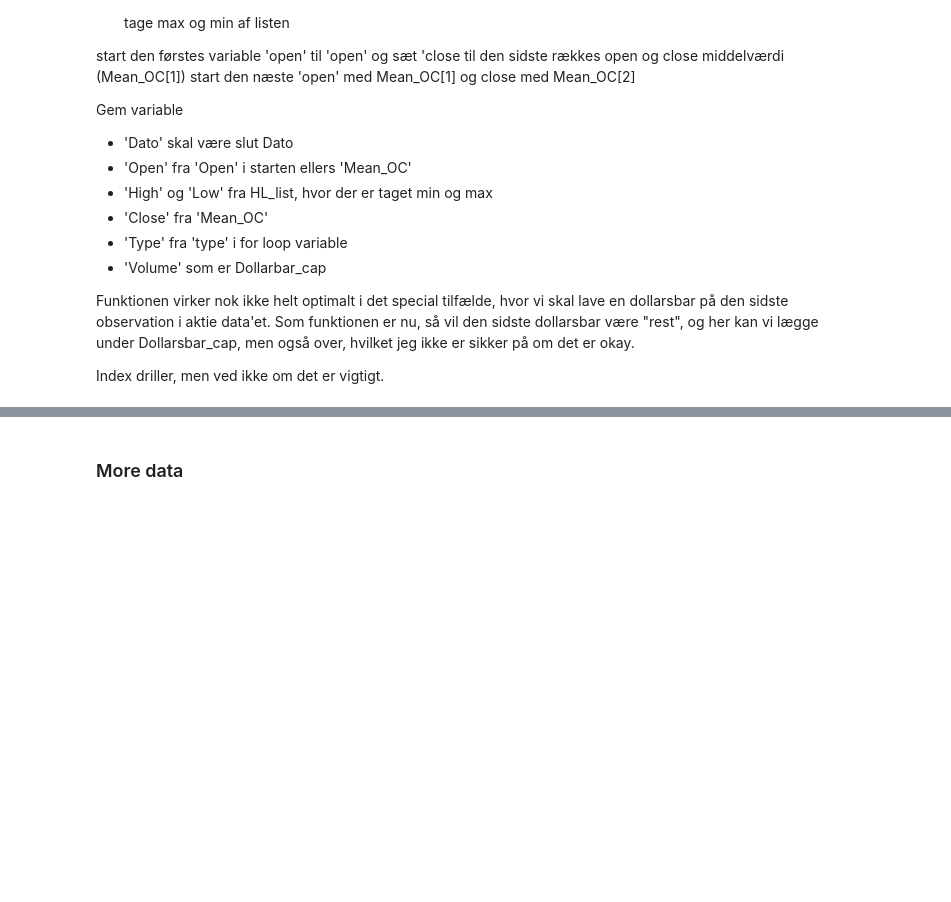
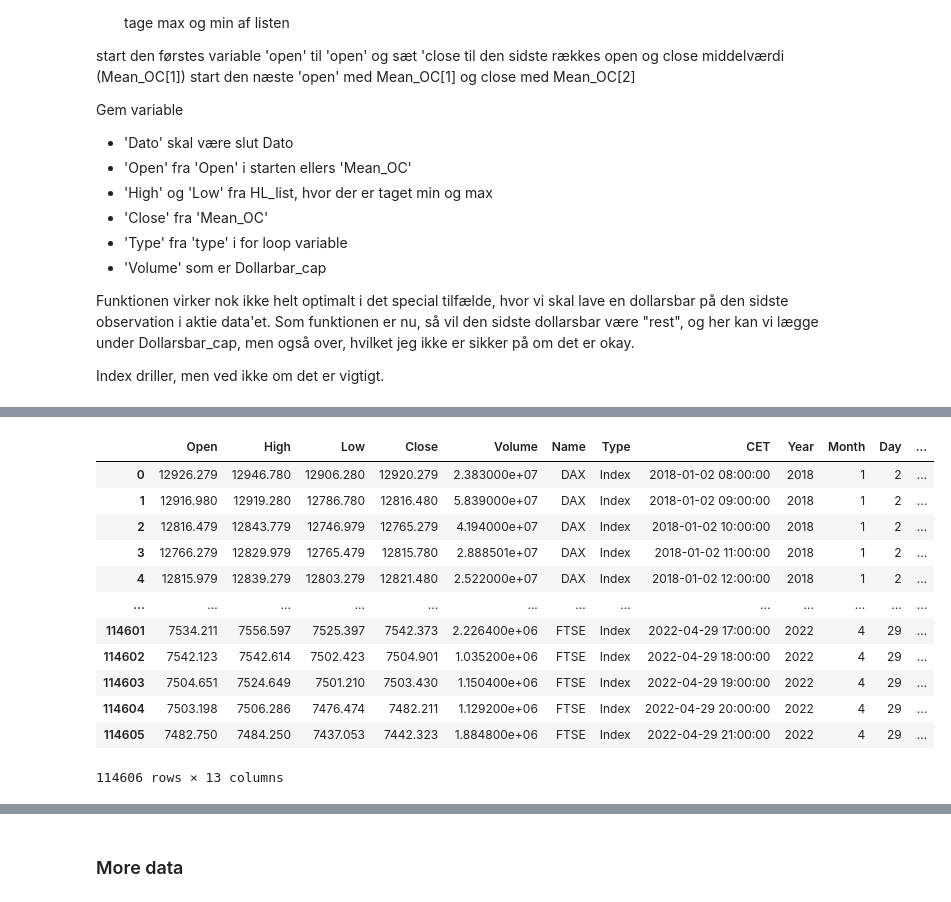
Before and after one commit to frederikzobbe/Machine-Learning-in-Finance, a Jupyter notebook: Make_dollarbars_function.ipynb, the cells around one changed output, grey strips where cells are left out. Saved outputs shown, nothing was run; the diff lists cells and outputs as text; code cells hidden in the pictures; blank space fills up the shorter version.

```diff
--- a/Make_dollarbars_function.ipynb
+++ b/Make_dollarbars_function.ipynb
@@ -84,3 +90,19 @@ roundup_df
+# %%
+df
+# %% [output]
+|  | Open | High | Low | Close | Volume | Name | Type | CET | Year | Month | Day | ... |
+| 0 | 12926.279 | 12946.780 | 12906.280 | 12920.279 | 2.383000e+07 | DAX | Index | 2018-01-02 08:00:00 | 2018 | 1 | 2 | ... |
+| 1 | 12916.980 | 12919.280 | 12786.780 | 12816.480 | 5.839000e+07 | DAX | Index | 2018-01-02 09:00:00 | 2018 | 1 | 2 | ... |
+| 2 | 12816.479 | 12843.779 | 12746.979 | 12765.279 | 4.194000e+07 | DAX | Index | 2018-01-02 10:00:00 | 2018 | 1 | 2 | ... |
+| 3 | 12766.279 | 12829.979 | 12765.479 | 12815.780 | 2.888501e+07 | DAX | Index | 2018-01-02 11:00:00 | 2018 | 1 | 2 | ... |
+| 4 | 12815.979 | 12839.279 | 12803.279 | 12821.480 | 2.522000e+07 | DAX | Index | 2018-01-02 12:00:00 | 2018 | 1 | 2 | ... |
+| ... | ... | ... | ... | ... | ... | ... | ... | ... | ... | ... | ... | ... |
+| 114601 | 7534.211 | 7556.597 | 7525.397 | 7542.373 | 2.226400e+06 | FTSE | Index | 2022-04-29 17:00:00 | 2022 | 4 | 29 | ... |
+| 114602 | 7542.123 | 7542.614 | 7502.423 | 7504.901 | 1.035200e+06 | FTSE | Index | 2022-04-29 18:00:00 | 2022 | 4 | 29 | ... |
+| 114603 | 7504.651 | 7524.649 | 7501.210 | 7503.430 | 1.150400e+06 | FTSE | Index | 2022-04-29 19:00:00 | 2022 | 4 | 29 | ... |
+| 114604 | 7503.198 | 7506.286 | 7476.474 | 7482.211 | 1.129200e+06 | FTSE | Index | 2022-04-29 20:00:00 | 2022 | 4 | 29 | ... |
+| 114605 | 7482.750 | 7484.250 | 7437.053 | 7442.323 | 1.884800e+06 | FTSE | Index | 2022-04-29 21:00:00 | 2022 | 4 | 29 | ... |
+114606 rows × 13 columns
 # %%
 
 
```
Also changed, not shown: parts of 10 cells of this notebook.
